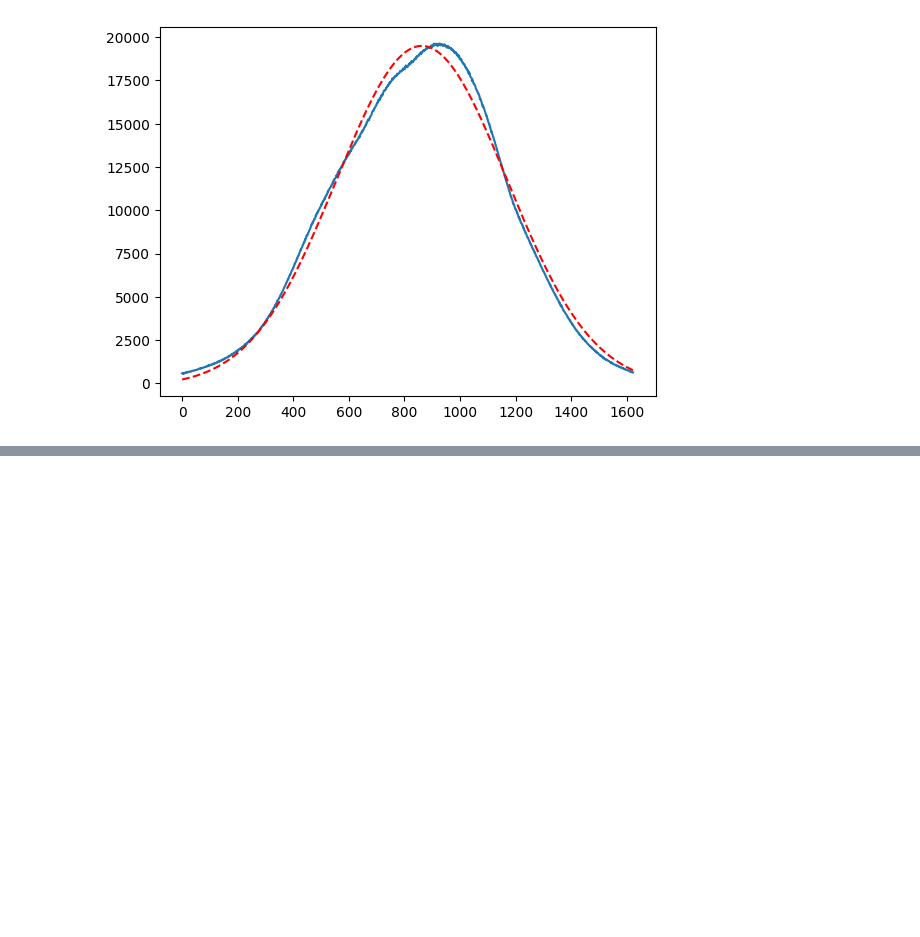
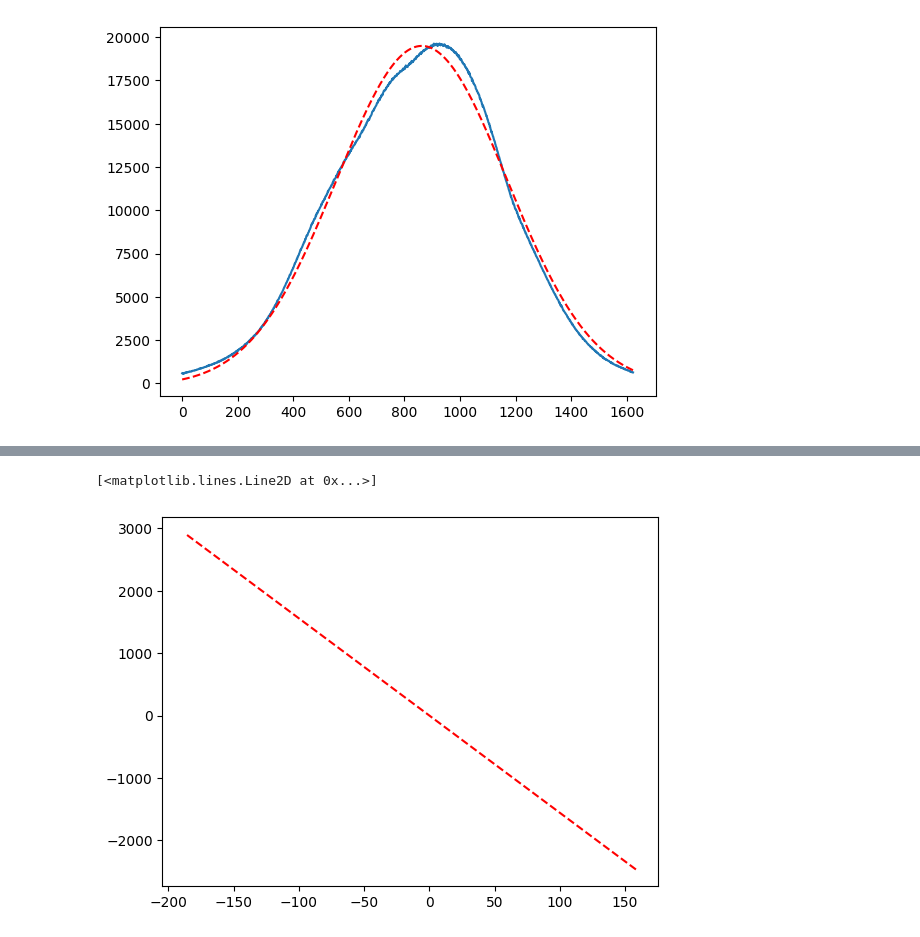
Before and after one commit to simonecoppola/led-autofocus, a Jupyter notebook: analysis_testing/stack_testing.ipynb, the cells around one changed output, grey strips where cells are left out. Drawn from its saved outputs; the diff is of its cells as text; code cells hidden in the pictures; blank space fills up the shorter version.

```diff
--- a/analysis_testing/stack_testing.ipynb
+++ b/analysis_testing/stack_testing.ipynb
@@ -94,3 +142,9 @@ ValueError: operands could not be broadcast together with shapes (1624,) (1626,)
+# %%
+plt.figure()
+plt.plot(sub[sp-2:ep+2], np.polyval([p3[0], 0], sub[sp-2:ep+2]), 'r--')
+# %% [output]
+[<matplotlib.lines.Line2D at 0x...>]
+[figure, added]
 # %%
 %matplotlib inline
 std0 = np.array(std_proj_0)
```
Also changed, not shown: parts of 4 cells of this notebook, 12 other files.
